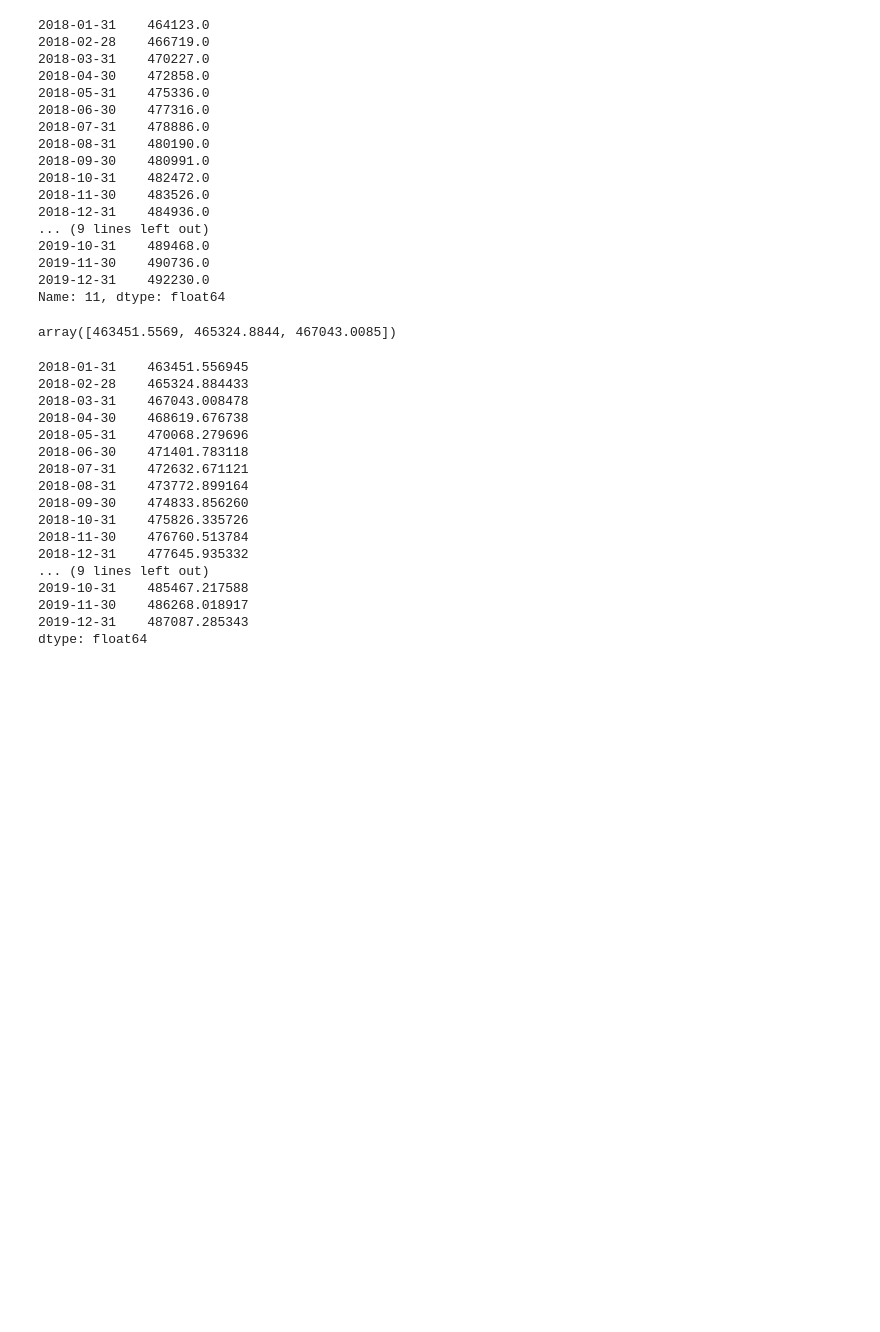
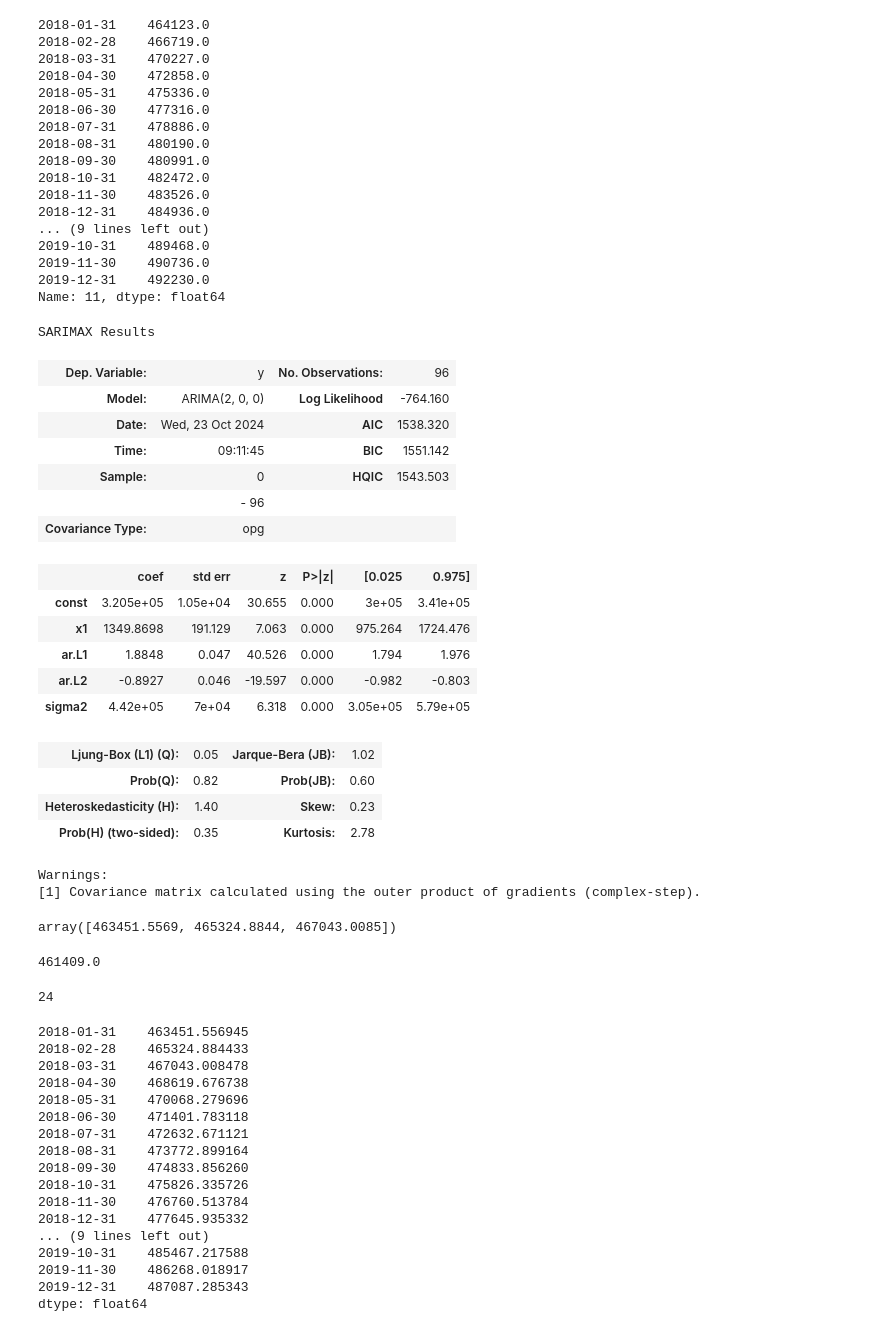
Before and after one commit to adevrent/WQU_DP, a Jupyter notebook: MITx_IDS.S24x/Project 1/Project_1.ipynb, the cells around one changed output. Drawn from its saved outputs; the diff is of its cells as text; code cells hidden in the pictures; blank space fills up the shorter version.

```diff
--- a/MITx_IDS.S24x/Project 1/Project_1.ipynb
+++ b/MITx_IDS.S24x/Project 1/Project_1.ipynb
@@ -300,10 +275,44 @@ test
 2019-11-30    490736.0
 2019-12-31    492230.0
 Name: 11, dtype: float64
+# %%
+p = 2
+trend="ct"
+res = ARIMA(train, order=(p, 0, 0), trend=trend).fit()
+res.summary()
+# %% [output]
+SARIMAX Results
+| Dep. Variable: | y | No. Observations: | 96 |
+| Model: | ARIMA(2, 0, 0) | Log Likelihood | -764.160 |
+| Date: | Wed, 23 Oct 2024 | AIC | 1538.320 |
+| Time: | 09:11:45 | BIC | 1551.142 |
+| Sample: | 0 | HQIC | 1543.503 |
+|  | - 96 |  |  |
+| Covariance Type: | opg |  |  |
+|  | coef | std err | z | P>|z| | [0.025 | 0.975] |
+| const | 3.205e+05 | 1.05e+04 | 30.655 | 0.000 | 3e+05 | 3.41e+05 |
+| x1 | 1349.8698 | 191.129 | 7.063 | 0.000 | 975.264 | 1724.476 |
+| ar.L1 | 1.8848 | 0.047 | 40.526 | 0.000 | 1.794 | 1.976 |
+| ar.L2 | -0.8927 | 0.046 | -19.597 | 0.000 | -0.982 | -0.803 |
+| sigma2 | 4.42e+05 | 7e+04 | 6.318 | 0.000 | 3.05e+05 | 5.79e+05 |
+| Ljung-Box (L1) (Q): | 0.05 | Jarque-Bera (JB): | 1.02 |
+| Prob(Q): | 0.82 | Prob(JB): | 0.60 |
+| Heteroskedasticity (H): | 1.40 | Skew: | 0.23 |
+| Prob(H) (two-sided): | 0.35 | Kurtosis: | 2.78 |
+Warnings:
+[1] Covariance matrix calculated using the outer product of gradients (complex-step).
 # %%
 res.forecast(3)
 # %% [output]
 array([463451.5569, 465324.8844, 467043.0085])
+# %%
+train[-1]
+# %% [output]
+461409.0
+# %%
+len(test)
+# %% [output]
+24
 # %%
 start = 0
 end = len(test)
```
Also changed, not shown: parts of 16 cells of this notebook.
